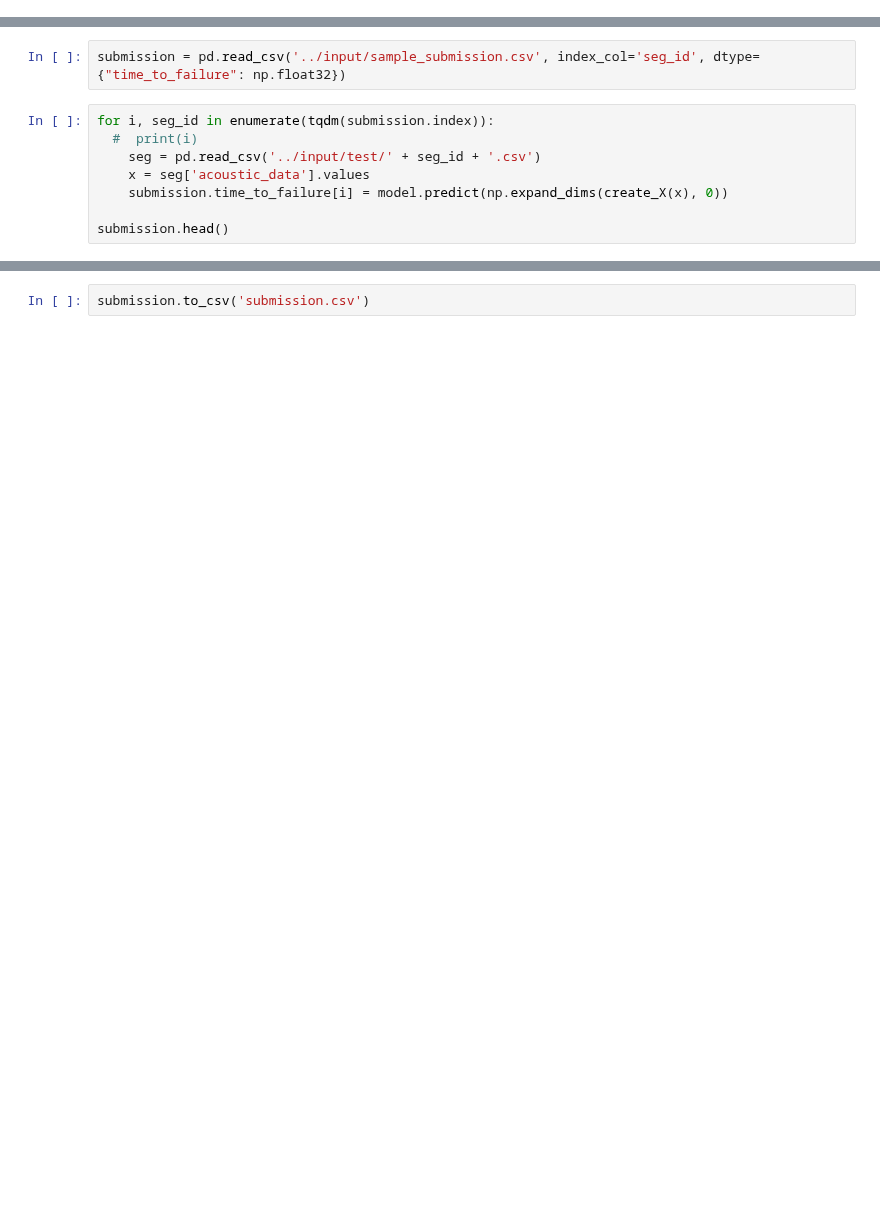
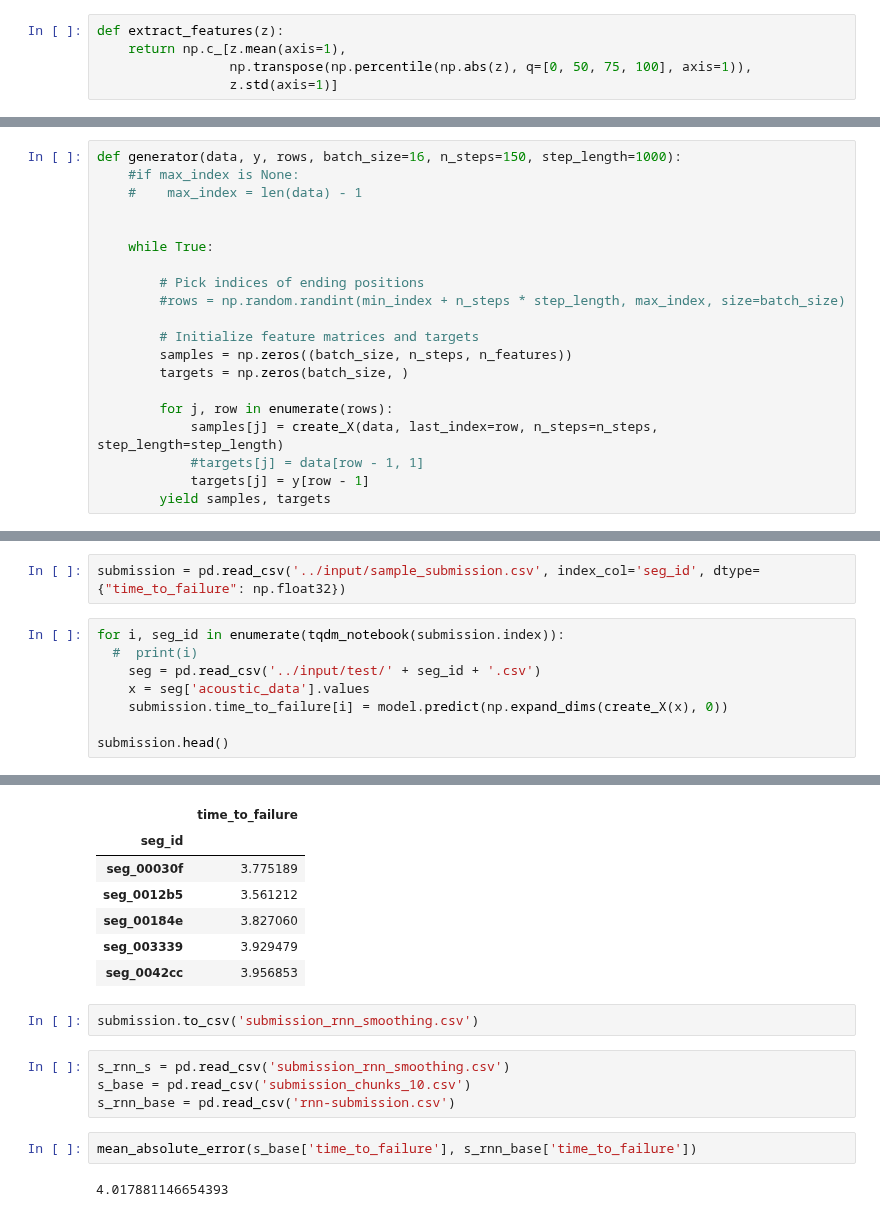
Before and after one commit to contemplat0r/LANL_Earthquake_Prediction, a Jupyter notebook: lanl-models-with-fe.ipynb, the cells around one changed output, grey strips where cells are left out. Cells and saved outputs as stored; diff of their text form; blank space fills up the shorter version.

```diff
--- a/lanl-models-with-fe.ipynb
+++ b/lanl-models-with-fe.ipynb
@@ -152,6 +247,11 @@ def extract_features(z):
     return np.c_[z.mean(axis=1),
                  np.transpose(np.percentile(np.abs(z), q=[0, 50, 75, 100], axis=1)),
                  z.std(axis=1)]
+# %%
+def extract_features(z):
+    return np.c_[z.mean(axis=1),
+                 np.transpose(np.percentile(np.abs(z), q=[0, 50, 75, 100], axis=1)),
+                 z.std(axis=1)]
 # %%
 def create_X(x, last_index=None, n_steps=150, step_length=1000):
     if last_index == None:
@@ -255,6 +384,26 @@ def generator(data, y, rows, batch_size=16, n_steps=150, step_length=1000):
             #print("create_X, temp.shape after reshape:", temp.shape)
             #temp = (temp - 5) / 3
         yield samples, targets
+# %%
+def generator(data, y, rows, batch_size=16, n_steps=150, step_length=1000):
+    #if max_index is None:
+    #    max_index = len(data) - 1
+
+
+    while True:
+
+        # Pick indices of ending positions
+        #rows = np.random.randint(min_index + n_steps * step_length, max_index, size=batch_size)
+
+        # Initialize feature matrices and targets
+        samples = np.zeros((batch_size, n_steps, n_features))
+        targets = np.zeros(batch_size, )
+
+        for j, row in enumerate(rows):
+            samples[j] = create_X(data, last_index=row, n_steps=n_steps, step_length=step_length)
+            #targets[j] = data[row - 1, 1]
+            targets[j] = y[row - 1]
+        yield samples, targets
 # %%
 cb = [ModelCheckpoint("model.hdf5", save_best_only=True, period=3)]
 
@@ -443,10 +618,11 @@ perf_plot(history)
 # %%
 submission = pd.read_csv('../input/sample_submission.csv', index_col='seg_id', dtype={"time_to_failure": np.float32})
 # %%
-for i, seg_id in enumerate(tqdm(submission.index)):
+for i, seg_id in enumerate(tqdm_notebook(submission.index)):
   #  print(i)
     seg = pd.read_csv('../input/test/' + seg_id + '.csv')
     x = seg['acoustic_data'].values
     submission.time_to_failure[i] = model.predict(np.expand_dims(create_X(x), 0))
 
 submission.head()
+# %% [output]
@@ -453,2 +630,17 @@ submission.head()
+|  | time_to_failure |
+| seg_id |  |
+| seg_00030f | 3.775189 |
+| seg_0012b5 | 3.561212 |
+| seg_00184e | 3.827060 |
+| seg_003339 | 3.929479 |
+| seg_0042cc | 3.956853 |
 # %%
-submission.to_csv('submission.csv')
+submission.to_csv('submission_rnn_smoothing.csv')
+# %%
+s_rnn_s = pd.read_csv('submission_rnn_smoothing.csv')
+s_base = pd.read_csv('submission_chunks_10.csv')
+s_rnn_base = pd.read_csv('rnn-submission.csv')
+# %%
+mean_absolute_error(s_base['time_to_failure'], s_rnn_base['time_to_failure'])
+# %% [output]
+4.017881146654393
```
Also changed, not shown: parts of 28 cells of this notebook, 1 other file.
